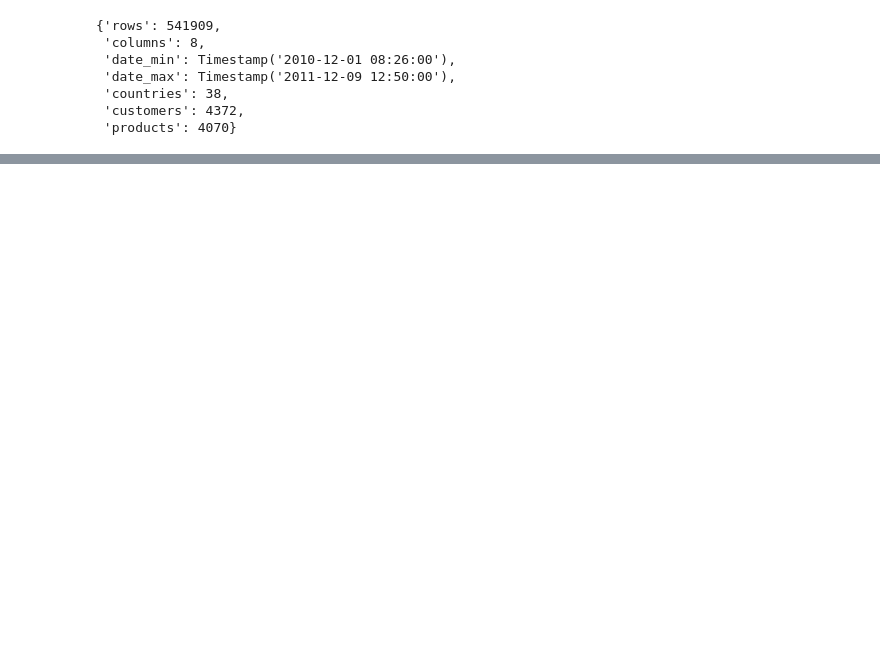
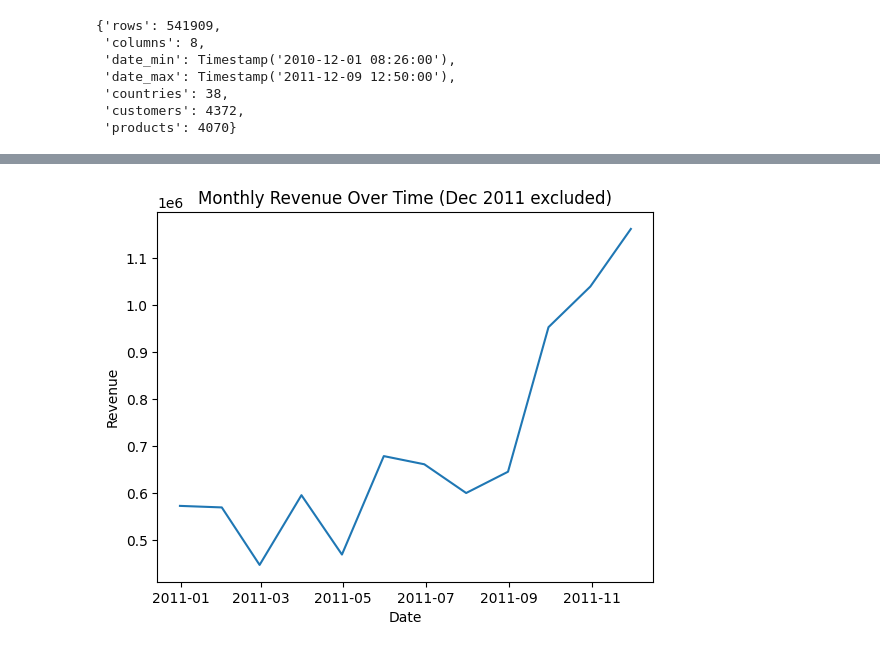
Before and after one commit to Lucasqrz1/online_retail, a Jupyter notebook: notebooks/online_retail.ipynb, the cells around one changed output, grey strips where cells are left out. Saved outputs shown, nothing was run; the diff lists cells and outputs as text; code cells hidden in the pictures; blank space fills up the shorter version.

```diff
--- a/notebooks/online_retail.ipynb
+++ b/notebooks/online_retail.ipynb
@@ -68,0 +253,19 @@ summary
+# %%
+monthly_revenue = (
+    df_clean
+    .set_index("InvoiceDate")
+    .resample("ME")["Revenue"]
+    .sum()
+)
+# %%
+# Removed Dec 2011 (incomplete month)
+monthly_revenue = monthly_revenue[monthly_revenue.index < "2011-12-01"]
+
+plt.figure()
+plt.plot(monthly_revenue.index, monthly_revenue.values)
+plt.xlabel("Date")
+plt.ylabel("Revenue")
+plt.title("Monthly Revenue Over Time (Dec 2011 excluded)")
+plt.show()
+# %% [output]
+[figure, added]
```
Also changed, not shown: parts of 18 cells of this notebook.
